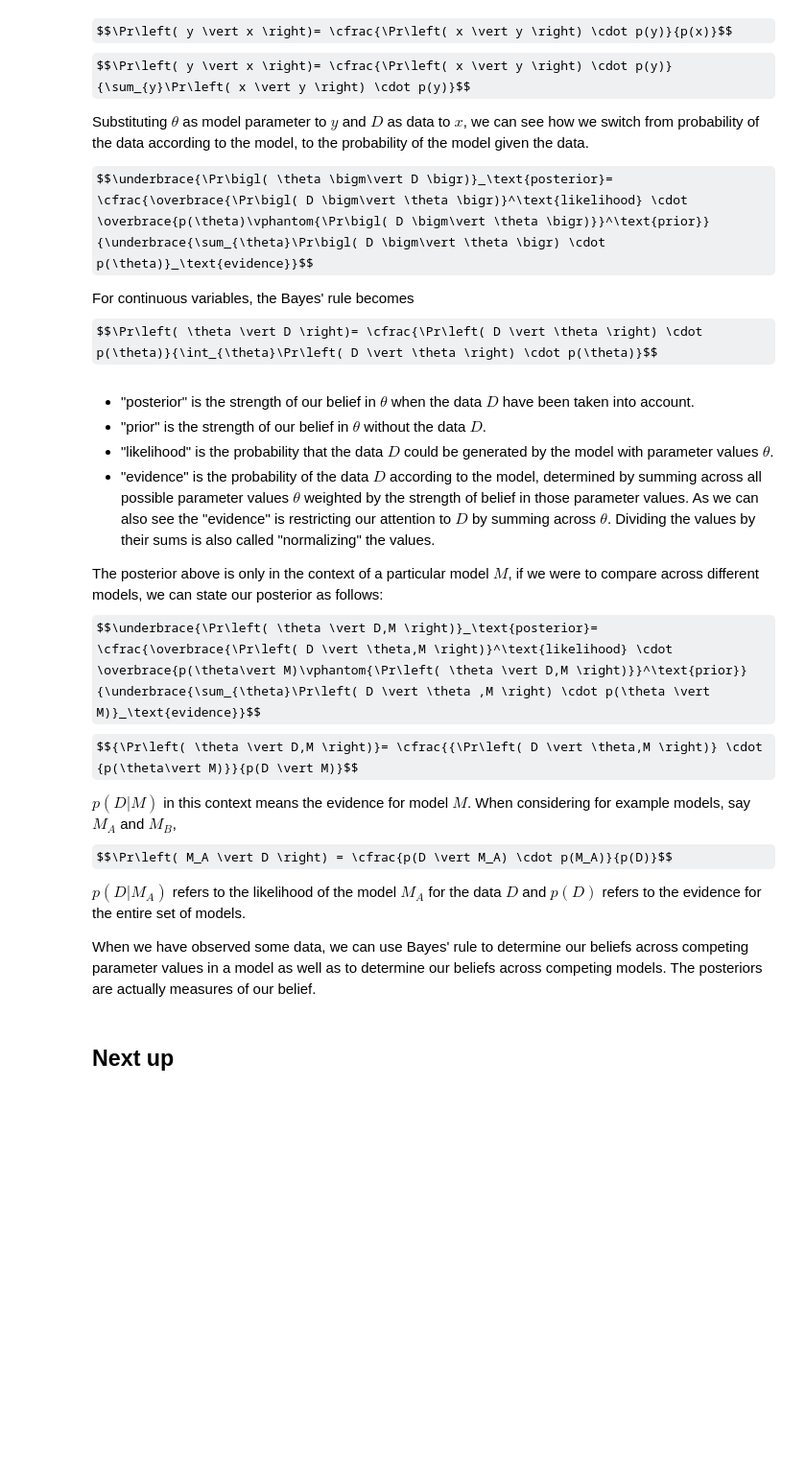
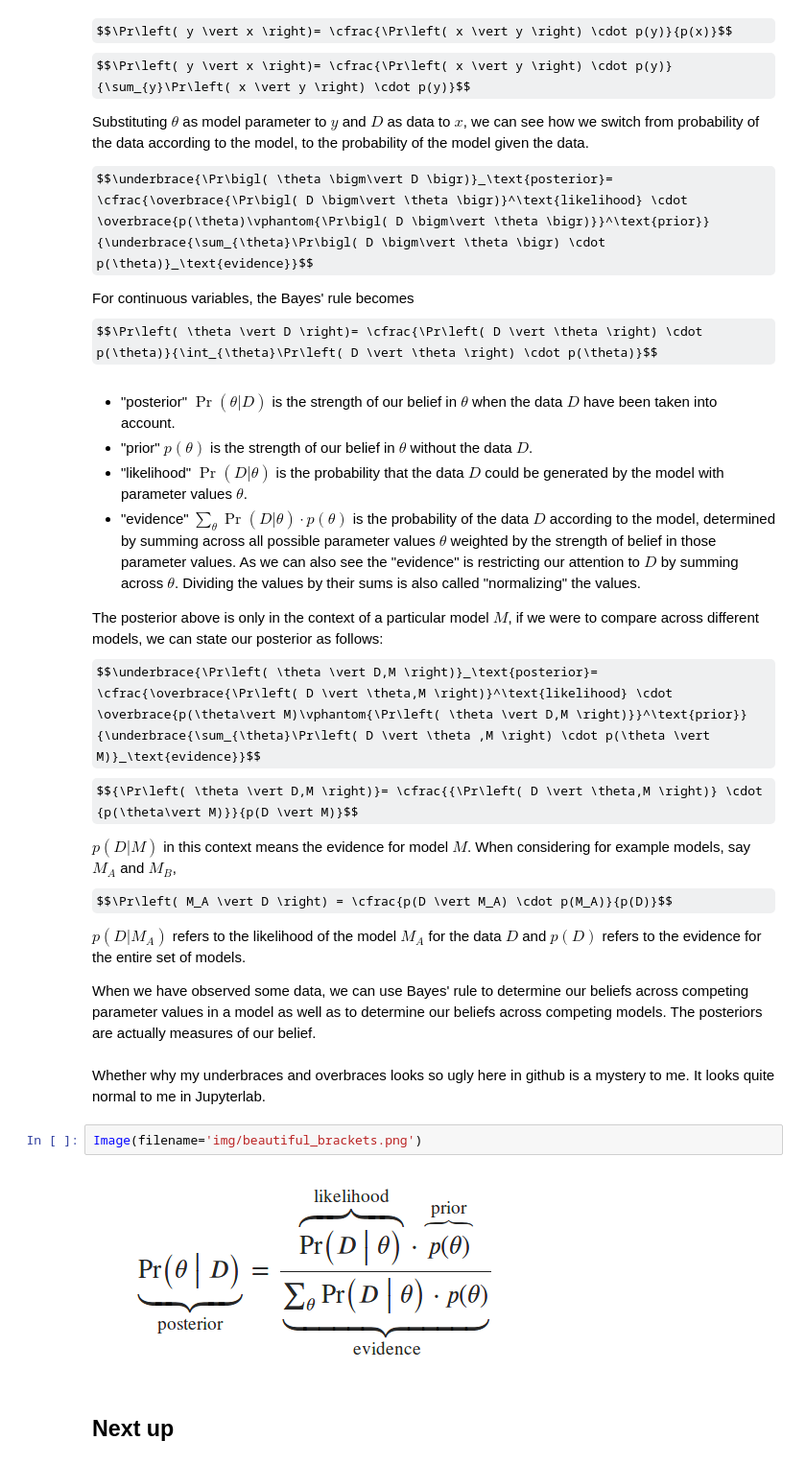
Before and after one commit to ziqing-ang/progress_doc, a Jupyter notebook: 002_20190224.ipynb, the cells around one changed output. Shown at 96% size. Cells and saved outputs as stored; diff of their text form; some formulas as TeX source; blank space fills up the shorter version.

```diff
--- a/002_20190224.ipynb
+++ b/002_20190224.ipynb
@@ -161,10 +161,10 @@ $$\underbrace{\Pr\bigl( \theta \bigm\vert D \bigr)}_\text{posterior}= \cfrac{\ov
 For continuous variables, the Bayes' rule becomes
 $$\Pr\left( \theta \vert D \right)= \cfrac{\Pr\left( D \vert \theta \right) \cdot p(\theta)}{\int_{\theta}\Pr\left( D \vert \theta \right) \cdot p(\theta)}$$
 # %% [markdown]
- - "posterior" is the strength of our belief in ${\theta}$ when the data ${D}$ have been taken into account.
- - "prior" is the strength of our belief in ${\theta}$ without the data ${D}$.
- - "likelihood" is the probability that the data ${D}$ could be generated by the model with parameter values ${\theta}$.
- - "evidence" is the probability of the data ${D}$ according to the model, determined by summing across all possible parameter values ${\theta}$ weighted by the strength of belief in those parameter values. As we can also see the "evidence" is restricting our attention to ${D}$ by summing across ${\theta}$. Dividing the values by their sums is also called "normalizing" the values.
+ - "posterior" ${\Pr\left( \theta \vert D \right) }$ is the strength of our belief in ${\theta}$ when the data ${D}$ have been taken into account.
+ - "prior" ${p(\theta) }$ is the strength of our belief in ${\theta}$ without the data ${D}$.
+ - "likelihood" ${\Pr\left( D \vert \theta \right) }$ is the probability that the data ${D}$ could be generated by the model with parameter values ${\theta}$.
+ - "evidence" ${\sum_{\theta}\Pr\left( D \vert \theta \right) \cdot p(\theta) }$ is the probability of the data ${D}$ according to the model, determined by summing across all possible parameter values ${\theta}$ weighted by the strength of belief in those parameter values. As we can also see the "evidence" is restricting our attention to ${D}$ by summing across ${\theta}$. Dividing the values by their sums is also called "normalizing" the values.
 
 The posterior above is only in the context of a particular model ${M}$, if we were to compare across different models, we can state our posterior as follows:
 $$\underbrace{\Pr\left( \theta \vert D,M \right)}_\text{posterior}= \cfrac{\overbrace{\Pr\left( D \vert \theta,M \right)}^\text{likelihood} \cdot \overbrace{p(\theta\vert M)\vphantom{\Pr\left( \theta \vert D,M \right)}}^\text{prior}}{\underbrace{\sum_{\theta}\Pr\left( D \vert \theta ,M \right) \cdot p(\theta \vert M)}_\text{evidence}}$$
@@ -176,6 +176,12 @@ $$\Pr\left( M_A \vert D \right) = \cfrac{p(D \vert M_A) \cdot p(M_A)}{p(D)}$$
 ${p(D \vert M_A)}$ refers to the likelihood of the model ${M_A}$ for the data ${D}$ and ${p(D)}$ refers to the evidence for the entire set of models.
 
 When we have observed some data, we can use Bayes' rule to determine our beliefs across competing parameter values in a model as well as to determine our beliefs across competing models. The posteriors are actually measures of our belief.
+# %% [markdown]
+Whether why my underbraces and overbraces looks so ugly here in github is a mystery to me. It looks quite normal to me in Jupyterlab.
+# %%
+Image(filename='img/beautiful_brackets.png')
+# %% [output]
+[figure, added]
 # %% [markdown]
 ## Next up
 # %% [markdown]
```
